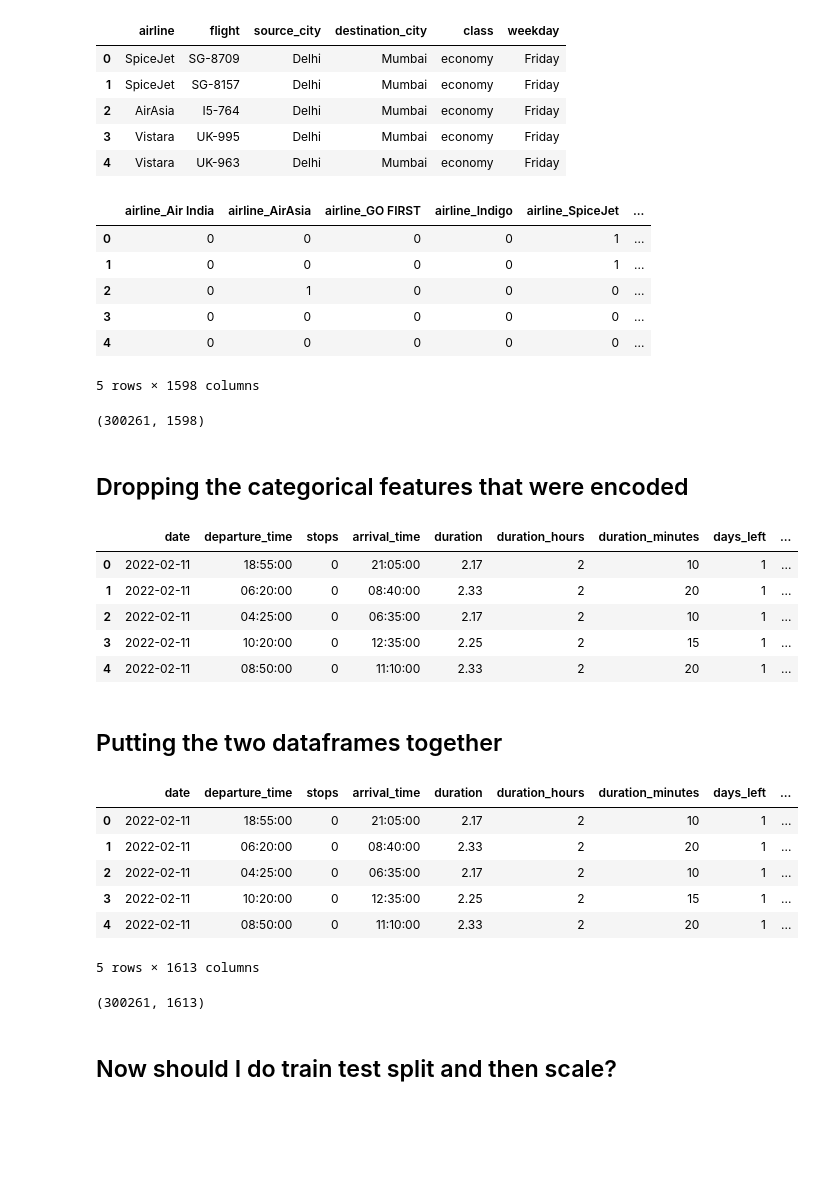
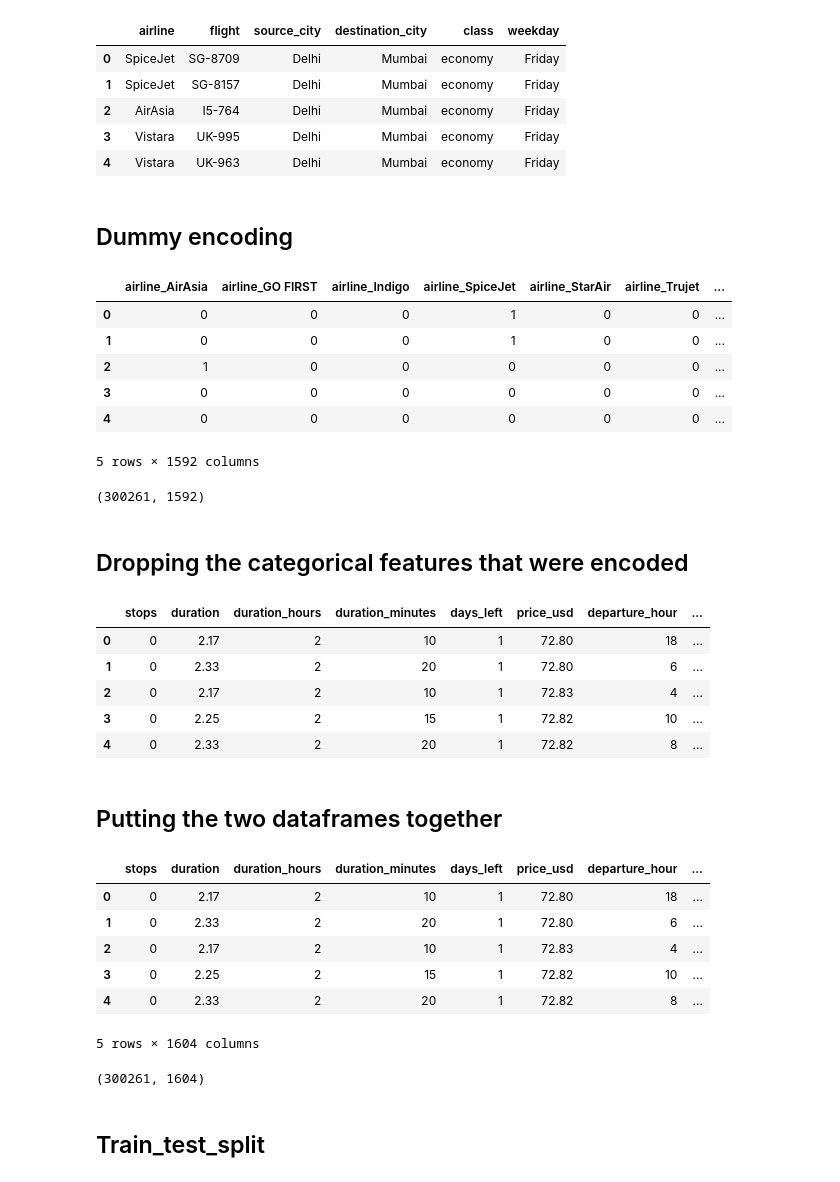
Before and after one commit to MSnellgrove/Springboard, a Jupyter notebook: Projects/Capstone/Flights Capstone Preprocessing and Training Data Development [step 4].ipynb, the cells around one changed output. Drawn from its saved outputs; the diff is of its cells as text; code cells hidden in the pictures; blank space fills up the shorter version.

```diff
--- a/Projects/Capstone/Flights Capstone Preprocessing and Training Data Development [step 4].ipynb
+++ b/Projects/Capstone/Flights Capstone Preprocessing and Training Data Development [step 4].ipynb
@@ -95,5 +86,5 @@ array([11, 12, 13, 14, 15, 16, 17, 18, 19, 20, 21, 22, 23, 24, 25, 26, 27,
 # %%
-flights.drop(columns = 'price', inplace = True)
+flights.drop(columns = ['price', 'date', 'departure_time', 'arrival_time'], inplace = True)
 # %%
 flights.info()
 # %% [output]
@@ -127,50 +118,52 @@ dfo.head()
 | 2 | AirAsia | I5-764 | Delhi | Mumbai | economy | Friday |
 | 3 | Vistara | UK-995 | Delhi | Mumbai | economy | Friday |
 | 4 | Vistara | UK-963 | Delhi | Mumbai | economy | Friday |
+# %% [markdown]
+## Dummy encoding
 # %%
-dfo_dum = pd.get_dummies(dfo)
+dfo_dum = pd.get_dummies(dfo, drop_first = True)
 dfo_dum.head()
 # %% [output]
-|  | airline_Air India | airline_AirAsia | airline_GO FIRST | airline_Indigo | airline_SpiceJet | ... |
-| 0 | 0 | 0 | 0 | 0 | 1 | ... |
-| 1 | 0 | 0 | 0 | 0 | 1 | ... |
-| 2 | 0 | 1 | 0 | 0 | 0 | ... |
-| 3 | 0 | 0 | 0 | 0 | 0 | ... |
-| 4 | 0 | 0 | 0 | 0 | 0 | ... |
+|  | airline_AirAsia | airline_GO FIRST | airline_Indigo | airline_SpiceJet | airline_StarAir | airline_Trujet | ... |
+| 0 | 0 | 0 | 0 | 1 | 0 | 0 | ... |
+| 1 | 0 | 0 | 0 | 1 | 0 | 0 | ... |
+| 2 | 1 | 0 | 0 | 0 | 0 | 0 | ... |
+| 3 | 0 | 0 | 0 | 0 | 0 | 0 | ... |
+| 4 | 0 | 0 | 0 | 0 | 0 | 0 | ... |
-5 rows × 1598 columns
+5 rows × 1592 columns
 # %%
 dfo_dum.shape
 # %% [output]
-(300261, 1598)
+(300261, 1592)
 # %% [markdown]
 ## Dropping the categorical features that were encoded
 # %%
 flights_no_obj = flights.drop(dfo, axis = 1)
 flights_no_obj.head()
 # %% [output]
-|  | date | departure_time | stops | arrival_time | duration | duration_hours | duration_minutes | days_left | ... |
-| 0 | 2022-02-11 | 18:55:00 | 0 | 21:05:00 | 2.17 | 2 | 10 | 1 | ... |
-| 1 | 2022-02-11 | 06:20:00 | 0 | 08:40:00 | 2.33 | 2 | 20 | 1 | ... |
-| 2 | 2022-02-11 | 04:25:00 | 0 | 06:35:00 | 2.17 | 2 | 10 | 1 | ... |
-| 3 | 2022-02-11 | 10:20:00 | 0 | 12:35:00 | 2.25 | 2 | 15 | 1 | ... |
-| 4 | 2022-02-11 | 08:50:00 | 0 | 11:10:00 | 2.33 | 2 | 20 | 1 | ... |
+|  | stops | duration | duration_hours | duration_minutes | days_left | price_usd | departure_hour | ... |
+| 0 | 0 | 2.17 | 2 | 10 | 1 | 72.80 | 18 | ... |
+| 1 | 0 | 2.33 | 2 | 20 | 1 | 72.80 | 6 | ... |
+| 2 | 0 | 2.17 | 2 | 10 | 1 | 72.83 | 4 | ... |
+| 3 | 0 | 2.25 | 2 | 15 | 1 | 72.82 | 10 | ... |
+| 4 | 0 | 2.33 | 2 | 20 | 1 | 72.82 | 8 | ... |
 # %% [markdown]
 ## Putting the two dataframes together
 # %%
 flights_dum = pd.concat([flights_no_obj, dfo_dum], axis = 1)
 flights_dum.head()
 # %% [output]
-|  | date | departure_time | stops | arrival_time | duration | duration_hours | duration_minutes | days_left | ... |
-| 0 | 2022-02-11 | 18:55:00 | 0 | 21:05:00 | 2.17 | 2 | 10 | 1 | ... |
-| 1 | 2022-02-11 | 06:20:00 | 0 | 08:40:00 | 2.33 | 2 | 20 | 1 | ... |
-| 2 | 2022-02-11 | 04:25:00 | 0 | 06:35:00 | 2.17 | 2 | 10 | 1 | ... |
-| 3 | 2022-02-11 | 10:20:00 | 0 | 12:35:00 | 2.25 | 2 | 15 | 1 | ... |
-| 4 | 2022-02-11 | 08:50:00 | 0 | 11:10:00 | 2.33 | 2 | 20 | 1 | ... |
+|  | stops | duration | duration_hours | duration_minutes | days_left | price_usd | departure_hour | ... |
+| 0 | 0 | 2.17 | 2 | 10 | 1 | 72.80 | 18 | ... |
+| 1 | 0 | 2.33 | 2 | 20 | 1 | 72.80 | 6 | ... |
+| 2 | 0 | 2.17 | 2 | 10 | 1 | 72.83 | 4 | ... |
+| 3 | 0 | 2.25 | 2 | 15 | 1 | 72.82 | 10 | ... |
+| 4 | 0 | 2.33 | 2 | 20 | 1 | 72.82 | 8 | ... |
-5 rows × 1613 columns
+5 rows × 1604 columns
 # %%
 flights_dum.shape
 # %% [output]
-(300261, 1613)
+(300261, 1604)
 # %% [markdown]
-## Now should I do train test split and then scale?
+## Train_test_split
 # %%
```
Also changed, not shown: parts of 18 cells of this notebook.
